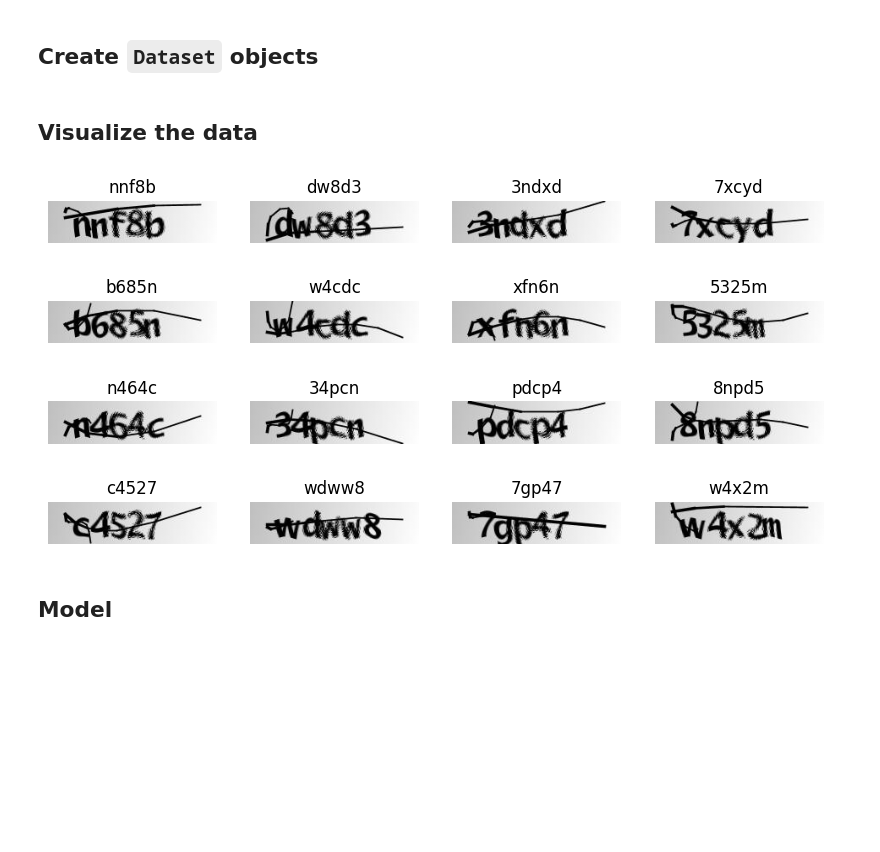
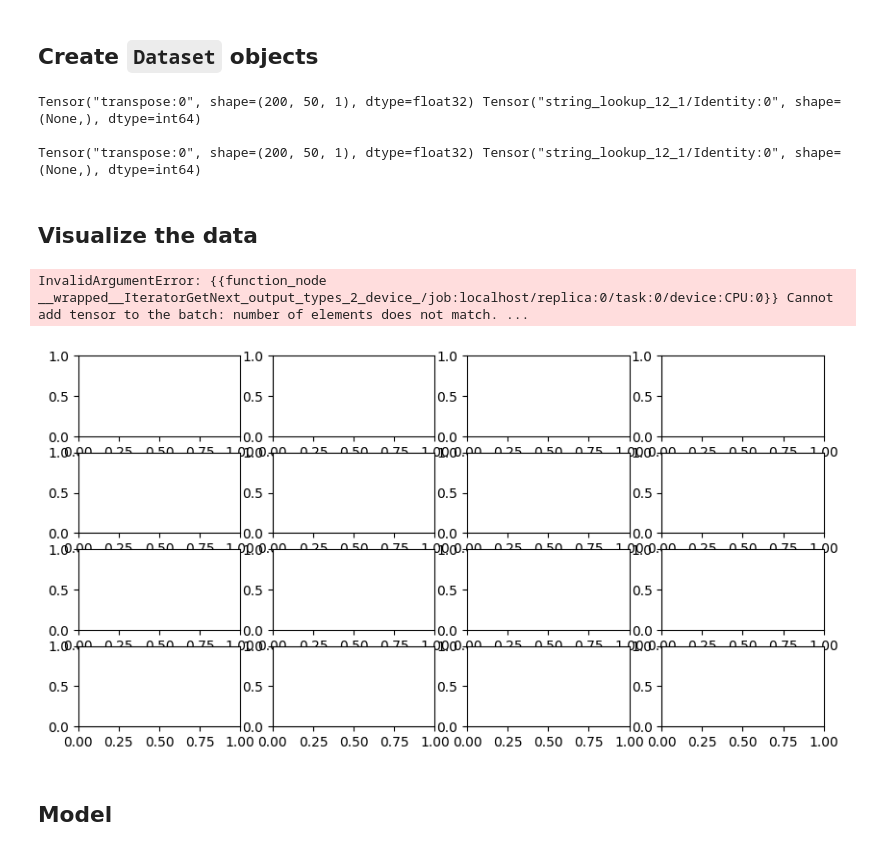
Before and after one commit to BilagoNet/captchas, a Jupyter notebook: examples/vision/ipynb/captcha_ocr.ipynb, the cells around one changed output. Saved outputs shown, nothing was run; the diff lists cells and outputs as text; code cells hidden in the pictures; blank space fills up the shorter version.

```diff
--- a/examples/vision/ipynb/captcha_ocr.ipynb
+++ b/examples/vision/ipynb/captcha_ocr.ipynb
@@ -3,3 +1,12 @@
+# %%
+from PIL import Image
+
+# resize all png images to 200x50
+for filename in os.listdir("./captcha_images_v2/"):
+    if filename.endswith(".png"):
+        img = Image.open("./captcha_images_v2/" + filename)
+        img = img.resize((200, 50))
+        img.save("./captcha_images_v2/" + filename)
 # %% [markdown]
 # OCR model for reading Captchas
 
@@ -67,7 +68,7 @@ print("Number of unique characters: ", len(characters))
 print("Characters present: ", characters)
 
 # Batch size for training and validation
-batch_size = 16
+batch_size = 5
 
 # Desired image dimensions
 img_width = 200
@@ -152,23 +152,31 @@ validation_dataset = (
     .batch(batch_size)
     .prefetch(buffer_size=tf.data.AUTOTUNE)
 )
+# %% [output]
+Tensor("transpose:0", shape=(200, 50, 1), dtype=float32) Tensor("string_lookup_12_1/Identity:0", shape=(None,), dtype=int64)
+
+Tensor("transpose:0", shape=(200, 50, 1), dtype=float32) Tensor("string_lookup_12_1/Identity:0", shape=(None,), dtype=int64)
 # %% [markdown]
 ## Visualize the data
 # %%
 
 _, ax = plt.subplots(4, 4, figsize=(10, 5))
 for batch in train_dataset.take(1):
     images = batch["image"]
     labels = batch["label"]
-    for i in range(16):
-        img = (images[i] * 255).numpy().astype("uint8")
-        label = tf.strings.reduce_join(num_to_char(labels[i])).numpy().decode("utf-8")
-        ax[i // 4, i % 4].imshow(img[:, :, 0].T, cmap="gray")
-        ax[i // 4, i % 4].set_title(label)
-        ax[i // 4, i % 4].axis("off")
+    for i in range(batch_size):
+        try:
+          img = (images[i] * 255).numpy().astype("uint8")
+          label = tf.strings.reduce_join(num_to_char(labels[i])).numpy().decode("utf-8")
+          ax[i // 4, i % 4].imshow(img[:, :, 0].T, cmap="gray")
+          ax[i // 4, i % 4].set_title(label)
+          ax[i // 4, i % 4].axis("off")
+        except:
+          pass
 plt.show()
 # %% [output]
+InvalidArgumentError: {{function_node __wrapped__IteratorGetNext_output_types_2_device_/job:localhost/replica:0/task:0/device:CPU:0}} Cannot add tensor to the batch: number of elements does not match. ...
-[figure, old version]
+[figure, new version]
 # %% [markdown]
 ## Model
 # %%
```
Also changed, not shown: parts of 7 cells of this notebook.
